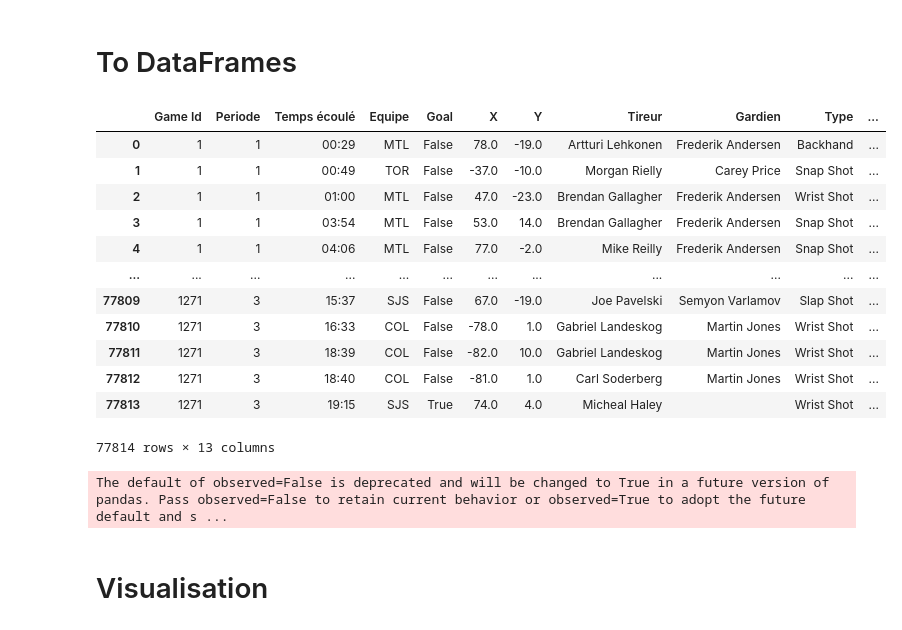
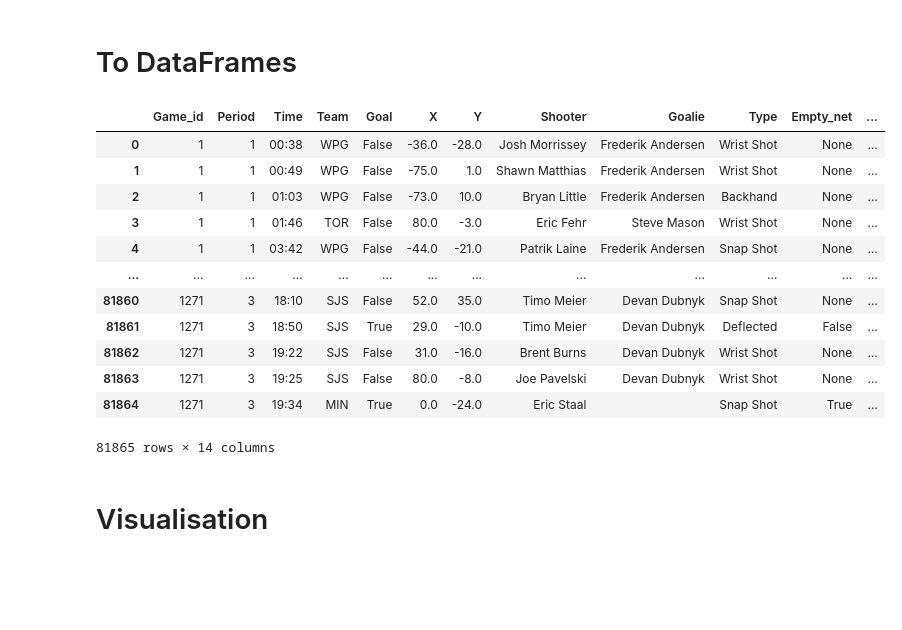
Before and after one commit to Dizga/NHL, a Jupyter notebook: notebooks/M1.ipynb, the cells around one changed output. Drawn from its saved outputs; the diff is of its cells as text; code cells hidden in the pictures; blank space fills up the shorter version.

```diff
--- a/notebooks/M1.ipynb
+++ b/notebooks/M1.ipynb
@@ -114,46 +115,22 @@ shot_types
 # %% [markdown]
 # To DataFrames
 # %%
-df = load_df_shots(2018)
+df = load_df_shots(2017)
 df
 # %% [output]
-|  | Game Id | Periode | Temps écoulé | Equipe | Goal | X | Y | Tireur | Gardien | Type | ... |
-| 0 | 1 | 1 | 00:29 | MTL | False | 78.0 | -19.0 | Artturi Lehkonen | Frederik Andersen | Backhand | ... |
-| 1 | 1 | 1 | 00:49 | TOR | False | -37.0 | -10.0 | Morgan Rielly | Carey Price | Snap Shot | ... |
-| 2 | 1 | 1 | 01:00 | MTL | False | 47.0 | -23.0 | Brendan Gallagher | Frederik Andersen | Wrist Shot | ... |
-| 3 | 1 | 1 | 03:54 | MTL | False | 53.0 | 14.0 | Brendan Gallagher | Frederik Andersen | Snap Shot | ... |
-| 4 | 1 | 1 | 04:06 | MTL | False | 77.0 | -2.0 | Mike Reilly | Frederik Andersen | Snap Shot | ... |
-| ... | ... | ... | ... | ... | ... | ... | ... | ... | ... | ... | ... |
-| 77809 | 1271 | 3 | 15:37 | SJS | False | 67.0 | -19.0 | Joe Pavelski | Semyon Varlamov | Slap Shot | ... |
-| 77810 | 1271 | 3 | 16:33 | COL | False | -78.0 | 1.0 | Gabriel Landeskog | Martin Jones | Wrist Shot | ... |
-| 77811 | 1271 | 3 | 18:39 | COL | False | -82.0 | 10.0 | Gabriel Landeskog | Martin Jones | Wrist Shot | ... |
-| 77812 | 1271 | 3 | 18:40 | COL | False | -81.0 | 1.0 | Carl Soderberg | Martin Jones | Wrist Shot | ... |
-| 77813 | 1271 | 3 | 19:15 | SJS | True | 74.0 | 4.0 | Micheal Haley |  | Wrist Shot | ... |
+|  | Game_id | Period | Time | Team | Goal | X | Y | Shooter | Goalie | Type | Empty_net | ... |
+| 0 | 1 | 1 | 00:38 | WPG | False | -36.0 | -28.0 | Josh Morrissey | Frederik Andersen | Wrist Shot | None | ... |
+| 1 | 1 | 1 | 00:49 | WPG | False | -75.0 | 1.0 | Shawn Matthias | Frederik Andersen | Wrist Shot | None | ... |
+| 2 | 1 | 1 | 01:03 | WPG | False | -73.0 | 10.0 | Bryan Little | Frederik Andersen | Backhand | None | ... |
+| 3 | 1 | 1 | 01:46 | TOR | False | 80.0 | -3.0 | Eric Fehr | Steve Mason | Wrist Shot | None | ... |
+| 4 | 1 | 1 | 03:42 | WPG | False | -44.0 | -21.0 | Patrik Laine | Frederik Andersen | Snap Shot | None | ... |
+| ... | ... | ... | ... | ... | ... | ... | ... | ... | ... | ... | ... | ... |
+| 81860 | 1271 | 3 | 18:10 | SJS | False | 52.0 | 35.0 | Timo Meier | Devan Dubnyk | Snap Shot | None | ... |
+| 81861 | 1271 | 3 | 18:50 | SJS | True | 29.0 | -10.0 | Timo Meier | Devan Dubnyk | Deflected | False | ... |
+| 81862 | 1271 | 3 | 19:22 | SJS | False | 31.0 | -16.0 | Brent Burns | Devan Dubnyk | Wrist Shot | None | ... |
+| 81863 | 1271 | 3 | 19:25 | SJS | False | 80.0 | -8.0 | Joe Pavelski | Devan Dubnyk | Wrist Shot | None | ... |
+| 81864 | 1271 | 3 | 19:34 | MIN | True | 0.0 | -24.0 | Eric Staal |  | Snap Shot | True | ... |
-77814 rows × 13 columns
+81865 rows × 14 columns
-# %%
-df_td = df.copy()
-df_td = df_td[(df_td['Type'] != '') & (~df_td['Net distance'].isna())]
-df_td['Distance'] = pd.qcut(df_td['Net distance'], 12)
-
-grouped = df_td.groupby(['Type', 'Distance']).agg(Total_Shots=('Goal', 'size'), Goals=('Goal', 'sum')).reset_index()
-grouped['Percentage'] = grouped['Goals'] / grouped['Total_Shots'] * 100
-
-q3 = grouped.Percentage.quantile(0.75)
-iqr = q3 - grouped.Percentage.quantile(0.25)
-upper_fence = q3 + 1.5 * iqr
-# Emperical value
-upper_fence = 30
-grouped = grouped[grouped['Percentage'] < upper_fence]
-
-grouped = grouped.pivot(index='Type', columns='Distance')['Percentage']
-grouped.columns = grouped.columns.astype('str')
-grouped.fillna(0, inplace=True)
-
-fig = px.imshow(grouped, width=800, height=650, labels=dict(y='Shot Type', x="Distance (ft)", color="Goal Percentage"))
-fig.update_xaxes(side="top")
-fig.show()
-# %% [output]
-The default of observed=False is deprecated and will be changed to True in a future version of pandas. Pass observed=False to retain current behavior or observed=True to adopt the future default and s ...
 # %% [markdown]
 # Visualisation
 # %% [markdown]
```
Also changed, not shown: parts of 9 cells of this notebook, 2 other files.
